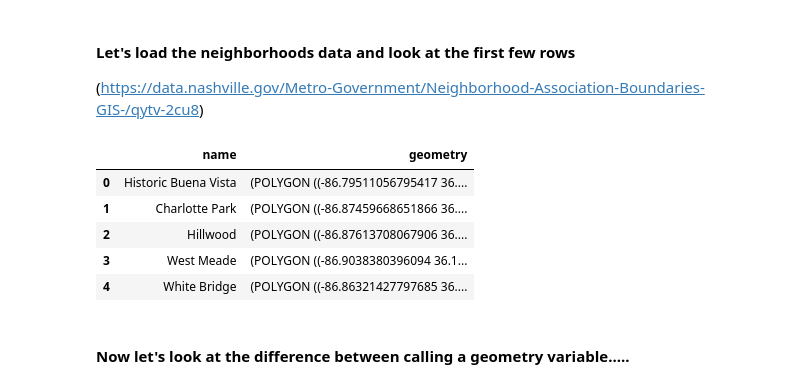
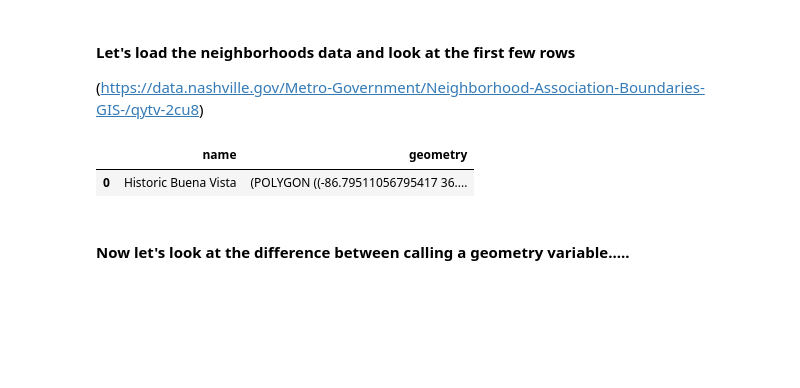
Before and after one commit to MaryLvV/Nashville-Public-Art, a Jupyter notebook: Nashville_public_art.ipynb, the cells around one changed output. Cells and saved outputs as stored; diff of their text form; code cells hidden in the pictures; blank space fills up the shorter version.

```diff
--- a/Nashville_public_art.ipynb
+++ b/Nashville_public_art.ipynb
@@ -10,14 +10,10 @@ import folium
 (https://data.nashville.gov/Metro-Government/Neighborhood-Association-Boundaries-GIS-/qytv-2cu8)
 # %%
 neighborhoods = gpd.read_file('./data/Neighborhood Association Boundaries (GIS).geojson')
-neighborhoods.head()
+neighborhoods.head(1)
 # %% [output]
 |  | name | geometry |
 | 0 | Historic Buena Vista | (POLYGON ((-86.79511056795417 36.... |
-| 1 | Charlotte Park | (POLYGON ((-86.87459668651866 36.... |
-| 2 | Hillwood | (POLYGON ((-86.87613708067906 36.... |
-| 3 | West Meade | (POLYGON ((-86.9038380396094 36.1... |
-| 4 | White Bridge | (POLYGON ((-86.86321427797685 36.... |
 # %% [markdown]
 #### Now let's look at the difference between calling a geometry variable.....
 # %%
```
Also changed, not shown: parts of 20 cells of this notebook.
